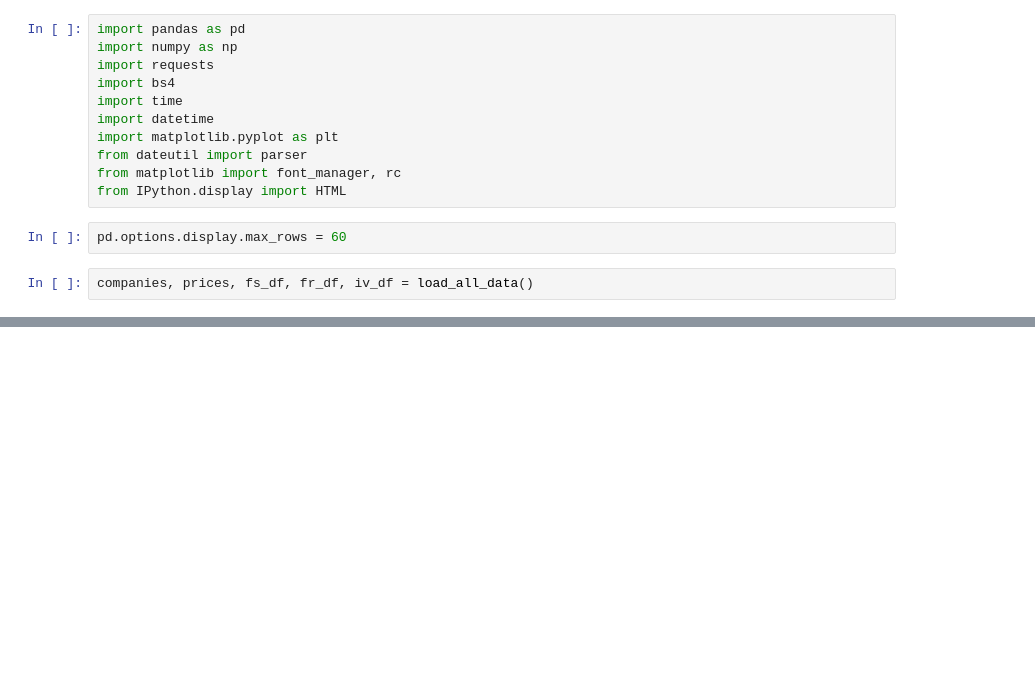
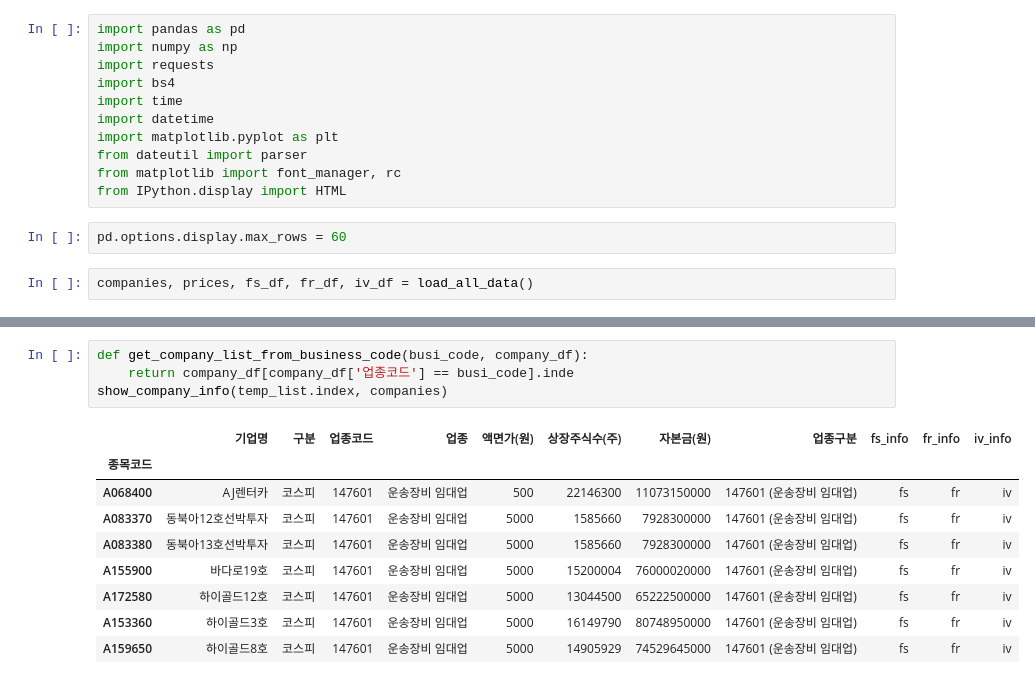
Before and after one commit to neosuperprogrammer/Quant, a Jupyter notebook: neo_quant_test2.ipynb, the cells around one changed output, grey strips where cells are left out. Saved outputs shown, nothing was run; the diff lists cells and outputs as text; blank space fills up the shorter version.

```diff
--- a/neo_quant_test2.ipynb
+++ b/neo_quant_test2.ipynb
@@ -652,0 +1368,14 @@ def get_mdd(back_test_df):
+# %%
+def get_company_list_from_business_code(busi_code, company_df):
+    return company_df[company_df['업종코드'] == busi_code].inde
+show_company_info(temp_list.index, companies)
+# %% [output]
+|  | 기업명 | 구분 | 업종코드 | 업종 | 액면가(원) | 상장주식수(주) | 자본금(원) | 업종구분 | fs_info | fr_info | iv_info |
+| 종목코드 |  |  |  |  |  |  |  |  |  |  |  |
+| A068400 | AJ렌터카 | 코스피 | 147601 | 운송장비 임대업 | 500 | 22146300 | 11073150000 | 147601 (운송장비 임대업) | fs | fr | iv |
+| A083370 | 동북아12호선박투자 | 코스피 | 147601 | 운송장비 임대업 | 5000 | 1585660 | 7928300000 | 147601 (운송장비 임대업) | fs | fr | iv |
+| A083380 | 동북아13호선박투자 | 코스피 | 147601 | 운송장비 임대업 | 5000 | 1585660 | 7928300000 | 147601 (운송장비 임대업) | fs | fr | iv |
+| A155900 | 바다로19호 | 코스피 | 147601 | 운송장비 임대업 | 5000 | 15200004 | 76000020000 | 147601 (운송장비 임대업) | fs | fr | iv |
+| A172580 | 하이골드12호 | 코스피 | 147601 | 운송장비 임대업 | 5000 | 13044500 | 65222500000 | 147601 (운송장비 임대업) | fs | fr | iv |
+| A153360 | 하이골드3호 | 코스피 | 147601 | 운송장비 임대업 | 5000 | 16149790 | 80748950000 | 147601 (운송장비 임대업) | fs | fr | iv |
+| A159650 | 하이골드8호 | 코스피 | 147601 | 운송장비 임대업 | 5000 | 14905929 | 74529645000 | 147601 (운송장비 임대업) | fs | fr | iv |
```
Also changed, not shown: parts of 2 cells of this notebook, 1 other file.
